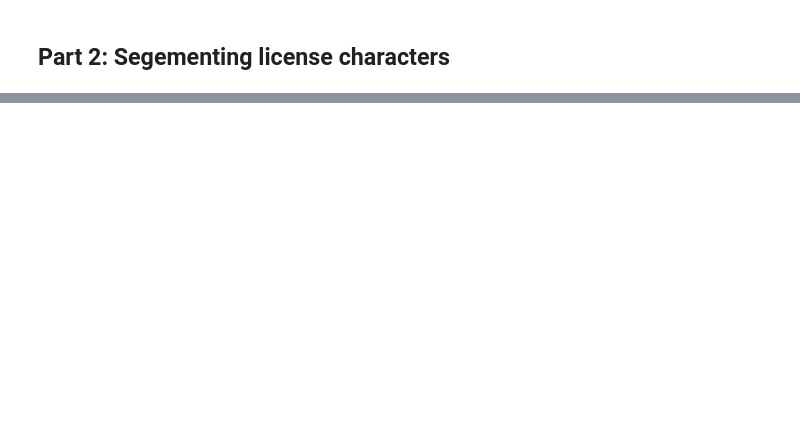
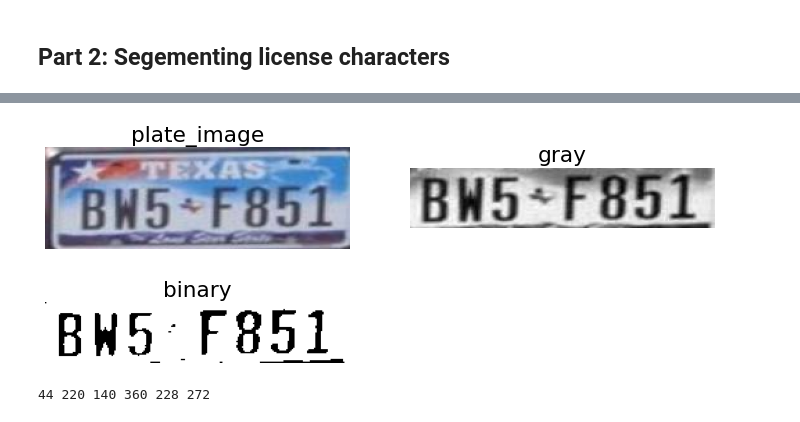
Before and after one commit to JeremyStubbs/License_Plate_Reader_OCRTesseract, a Jupyter notebook: OCR.ipynb, the cells around one changed output, grey strips where cells are left out. Saved outputs shown, nothing was run; the diff lists cells and outputs as text; code cells hidden in the pictures; blank space fills up the shorter version.

```diff
--- a/OCR.ipynb
+++ b/OCR.ipynb
@@ -19,29 +57,45 @@ plt.imshow(cropped)
 # %%
-# convert to grayscale and blur the image
-image = cv2.cvtColor(cropped, cv2.COLOR_BGR2RGB)
-gray = cv2.cvtColor(image, cv2.COLOR_BGR2GRAY)
-blur = cv2.GaussianBlur(gray,(7,7),0)
-
-# Applied inversed thresh_binary
-binary = cv2.threshold(blur, 180, 255,
-                        cv2.THRESH_BINARY_INV + cv2.THRESH_OTSU)[1]
-
-kernel3 = cv2.getStructuringElement(cv2.MORPH_RECT, (3, 3))
-thre_mor = cv2.morphologyEx(binary, cv2.MORPH_DILATE, kernel3)
-
-
 # visualize results
 fig = plt.figure(figsize=(12,7))
 plt.rcParams.update({"font.size":18})
 grid = gridspec.GridSpec(ncols=2,nrows=3,figure = fig)
-plot_image = [plate_image, gray, blur, binary,thre_mor]
-plot_name = ["plate_image","gray","blur","binary","dilation"]
+plot_image = [plate_image, gray, binary]
+plot_name = ["plate_image","gray","binary"]
 
 for i in range(len(plot_image)):
     fig.add_subplot(grid[i])
     plt.axis(False)
     plt.title(plot_name[i])
     if i ==0:
         plt.imshow(plot_image[i])
     else:
         plt.imshow(plot_image[i],cmap="gray")
+# %% [output]
+[figure, added]
+# %%
+width = binary.shape[1]
+height = binary.shape[0]
+background = np.full([500,500],255)
+y_low = 250-int(int(height)/2)
+y_high = 250+int(int(height)/2)
+x_low = 250-int(int(width)/2)
+x_high = 250+int(int(width)/2)
+print(height, width, x_low,x_high, y_low, y_high)
+
+count_one =0
+for i in range(y_low,y_high):
+    count_two = 0
+    for j in range(x_low,x_high):
+        background[i][j]=binary[count_one][count_two]
+        count_two += 1
+    count_one +=1
+
+# count_one =0
+# for i in range(228, 272):
+#     count_two=0
+#     for j in range(140, 360):
+#         background[i][j]= binary[count_one][count_two]
+#         count_two+=1
+#     count_one+=1
+# %% [output]
+44 220 140 360 228 272
```
Also changed, not shown: parts of 10 cells of this notebook, 2 other files.
